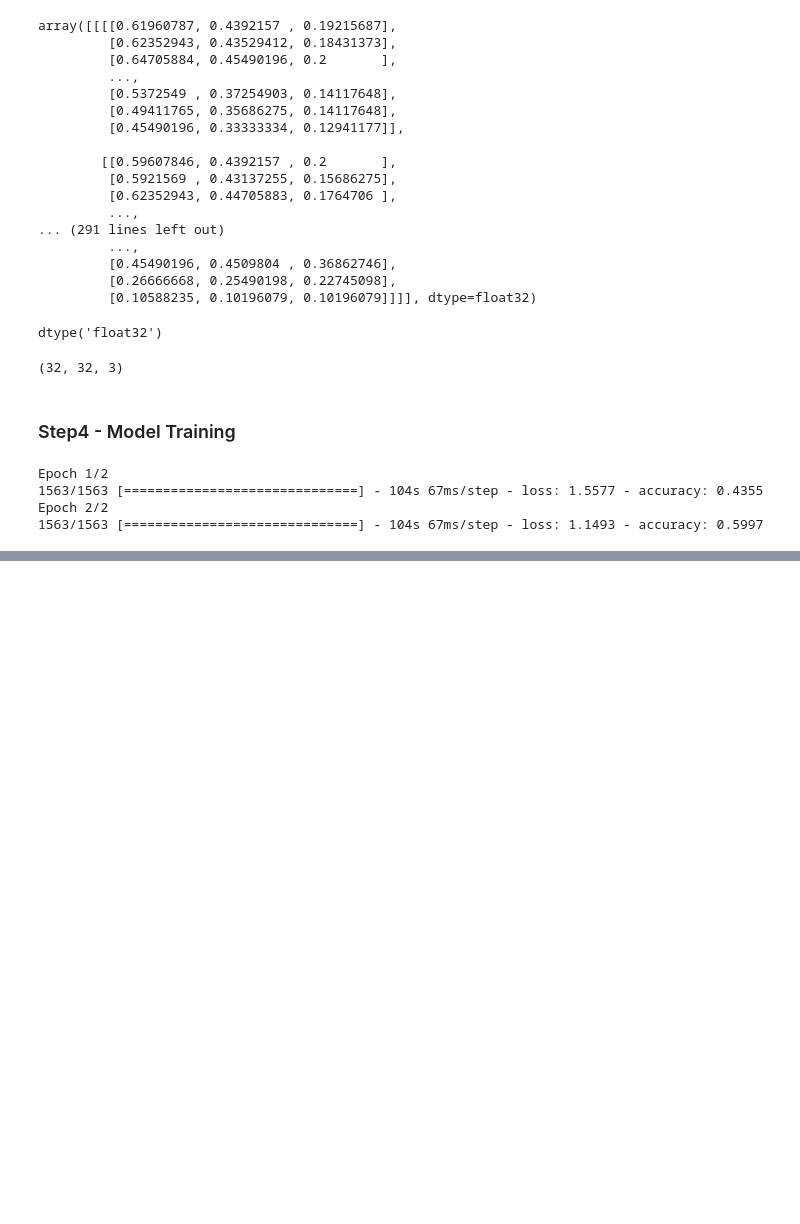
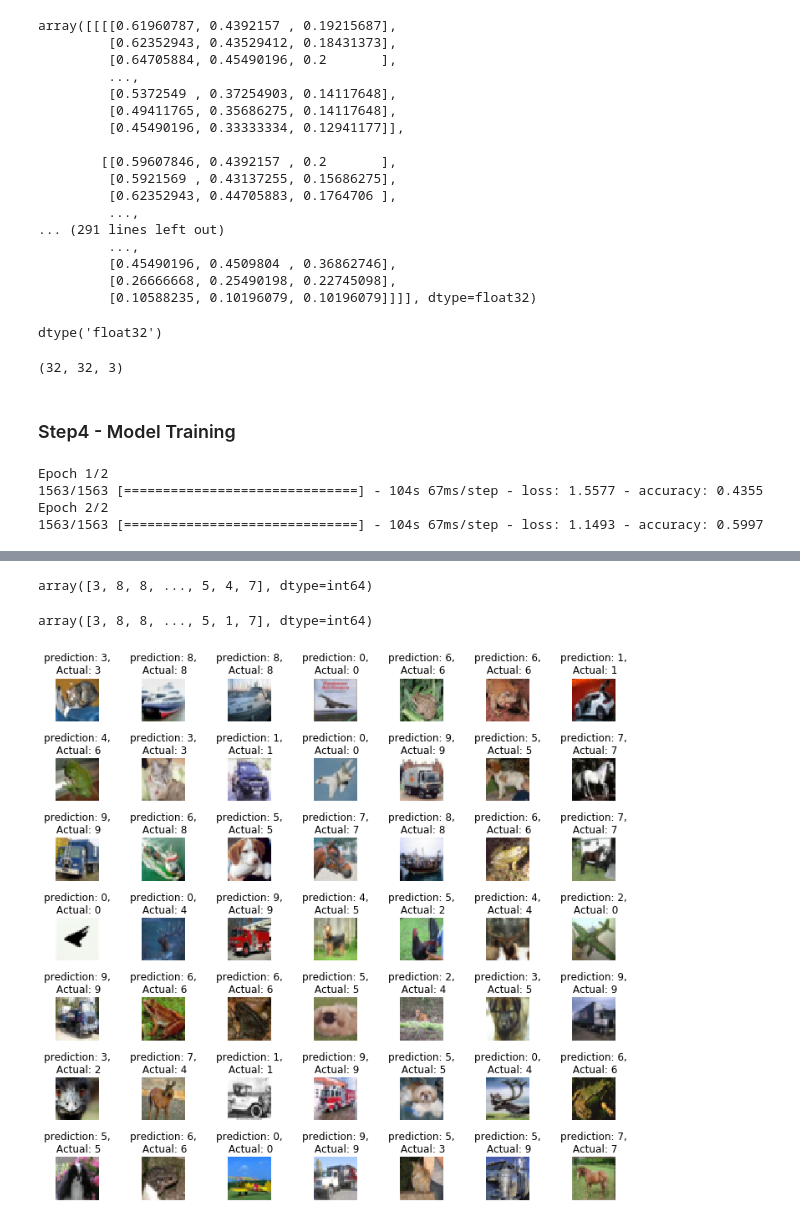
Before and after one commit to sukesh-reddy/Classifying-Images-CIFAR-10-Using-CNN-s, a Jupyter notebook: CNN's.ipynb, the cells around one changed output, grey strips where cells are left out. Cells and saved outputs as stored; diff of their text form; code cells hidden in the pictures; blank space fills up the shorter version.

```diff
--- a/CNN's.ipynb
+++ b/CNN's.ipynb
@@ -194,0 +209,4 @@ Epoch 2/2
+# %%
+predicted_class
+# %% [output]
+array([3, 8, 8, ..., 5, 4, 7], dtype=int64)
@@ -194,0 +215,19 @@ Epoch 2/2
+# %%
+y_test
+# %% [output]
+array([3, 8, 8, ..., 5, 1, 7], dtype=int64)
+# %%
+L = 7
+W = 7
+
+fig, axes = plt.subplots(L, W, figsize=(12,12))
+axes = axes.ravel()
+
+for i in np.arange(0,L*W):
+    axes[i].imshow(X_test[i])
+    axes[i].set_title(f'prediction: {predicted_class[i]},\n Actual: {y_test[i]}')
+    axes[i].axis('off')
+
+plt.subplots_adjust(wspace=1)
+# %% [output]
+[figure, added]
```
Also changed, not shown: parts of 11 cells of this notebook, 1 other file.
